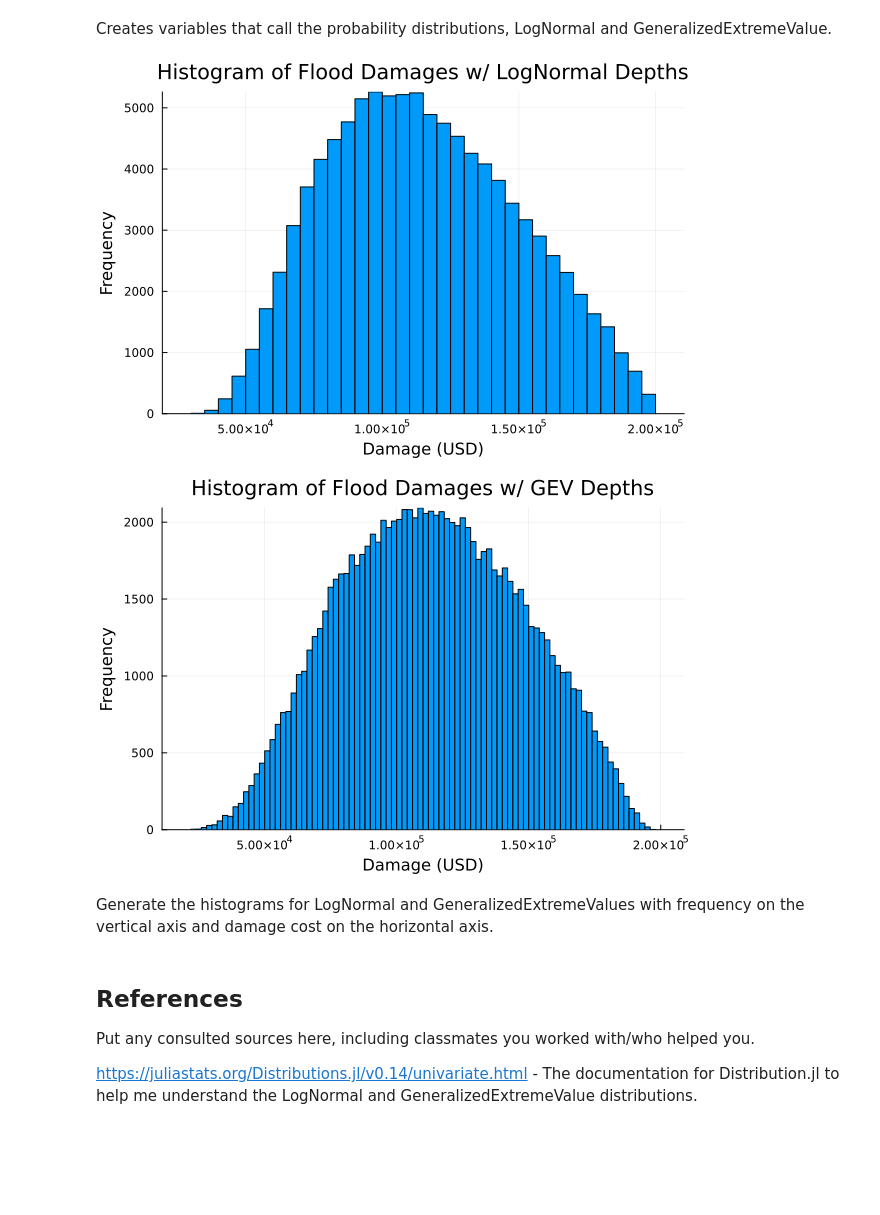
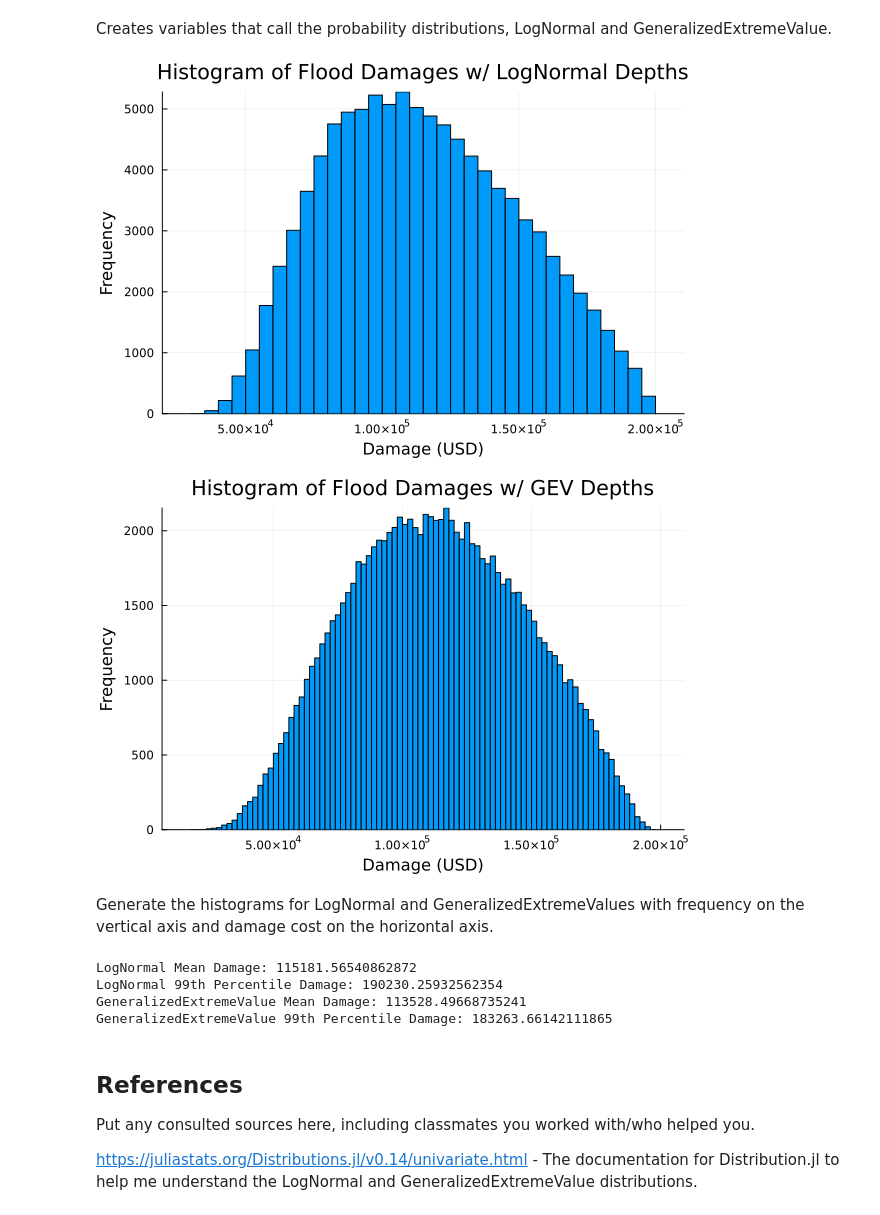
Before and after one commit to BEE4750-FA25/lab-2-pdc76, a Jupyter notebook: lab02.ipynb, the cells around one changed output. Saved outputs shown, nothing was run; the diff lists cells and outputs as text; code cells hidden in the pictures; blank space fills up the shorter version.

```diff
--- a/lab02.ipynb
+++ b/lab02.ipynb
@@ -195,34 +195,53 @@ Creates variables that call the probability distributions, LogNormal and General
 # %%
 #Simulate 100000 heights for each of the distributions
 log_normal_heights = rand(log_normal, 100000)
 log_damages = damage.(log_normal_heights)
 
 generalized_ev_heights = rand(generalized_ev, 100000)
-ev_damages = damage.(generalized_ev_heights)
+gev_damages = damage.(generalized_ev_heights)
 
 # LogNormal damages histogram
 log_graph = histogram(
     log_damages;
     xlabel="Damage (USD)",
     ylabel="Frequency",
     title="Histogram of Flood Damages w/ LogNormal Depths",
     legend=false)
 
 # GEV damages histogram
 ev_graph = histogram(
-    ev_damages;
+    gev_damages;
     xlabel="Damage (USD)",
     ylabel="Frequency",
     title="Histogram of Flood Damages w/ GEV Depths",
     legend=false)
 
 display(log_graph)
 display(ev_graph)
 # %% [output]
-[figure, old version]
+[figure, new version]
-[figure, old version]
+[figure, new version]
 # %% [markdown]
 Generate the histograms for LogNormal and GeneralizedExtremeValues with frequency on the vertical axis and damage cost on the horizontal axis.
+# %%
+# Calculate the statistics for mean and 99th quantile
+#Log statistics
+log_mean = mean(log_damages)
+log_quant = quantile(log_damages, 0.99)
+
+#GEV statistics
+gev_mean = mean(gev_damages)
+gev_quant = quantile(gev_damages, 0.99)
+
+println("LogNormal Mean Damage: $log_mean")
+println("LogNormal 99th Percentile Damage: $log_quant")
+println("GeneralizedExtremeValue Mean Damage: $gev_mean")
+println("GeneralizedExtremeValue 99th Percentile Damage: $gev_quant")
+# %% [output]
+LogNormal Mean Damage: 115181.56540862872
+LogNormal 99th Percentile Damage: 190230.25932562354
+GeneralizedExtremeValue Mean Damage: 113528.49668735241
+GeneralizedExtremeValue 99th Percentile Damage: 183263.66142111865
 # %% [markdown]
 ## References
 
```
